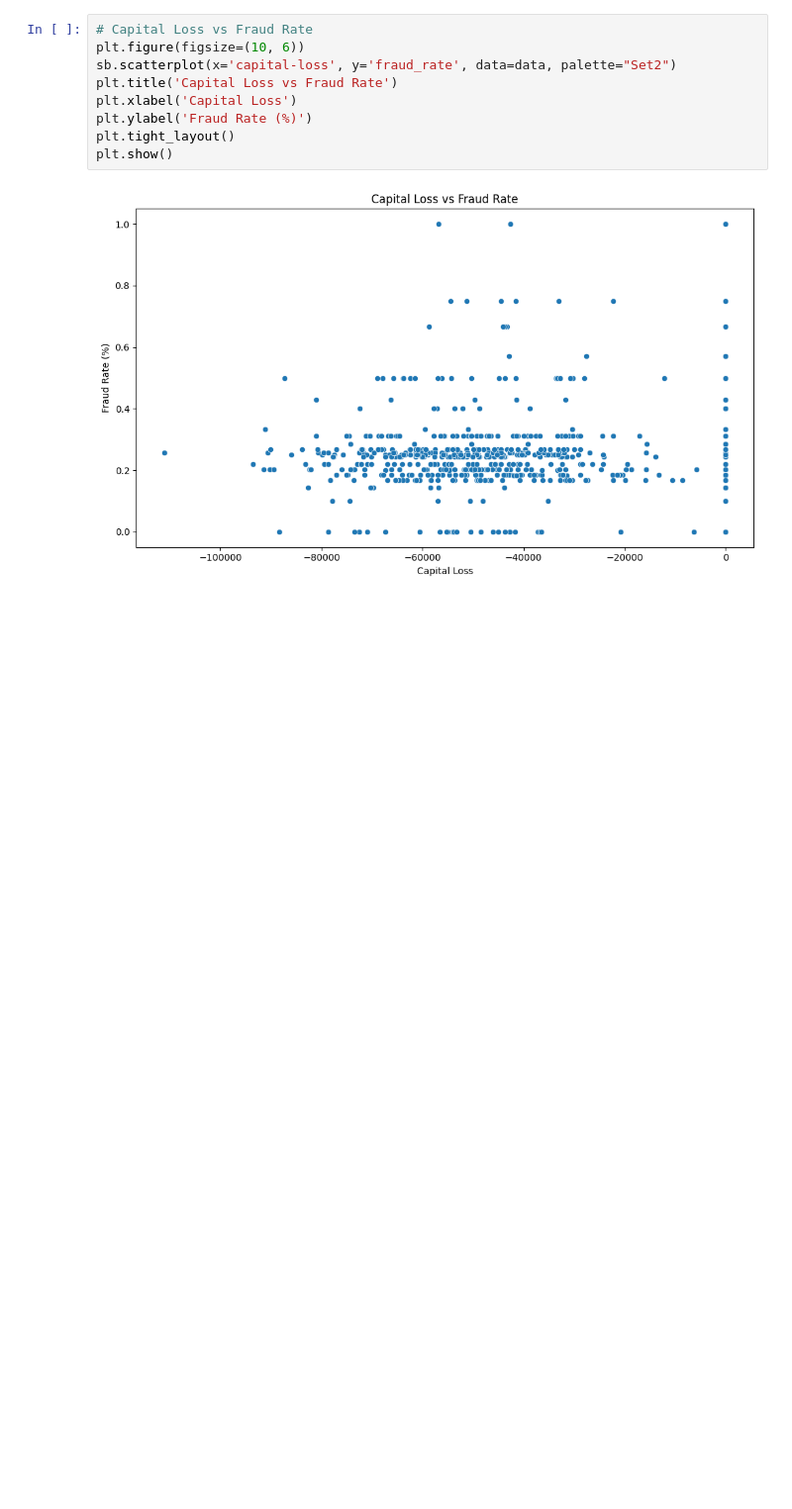
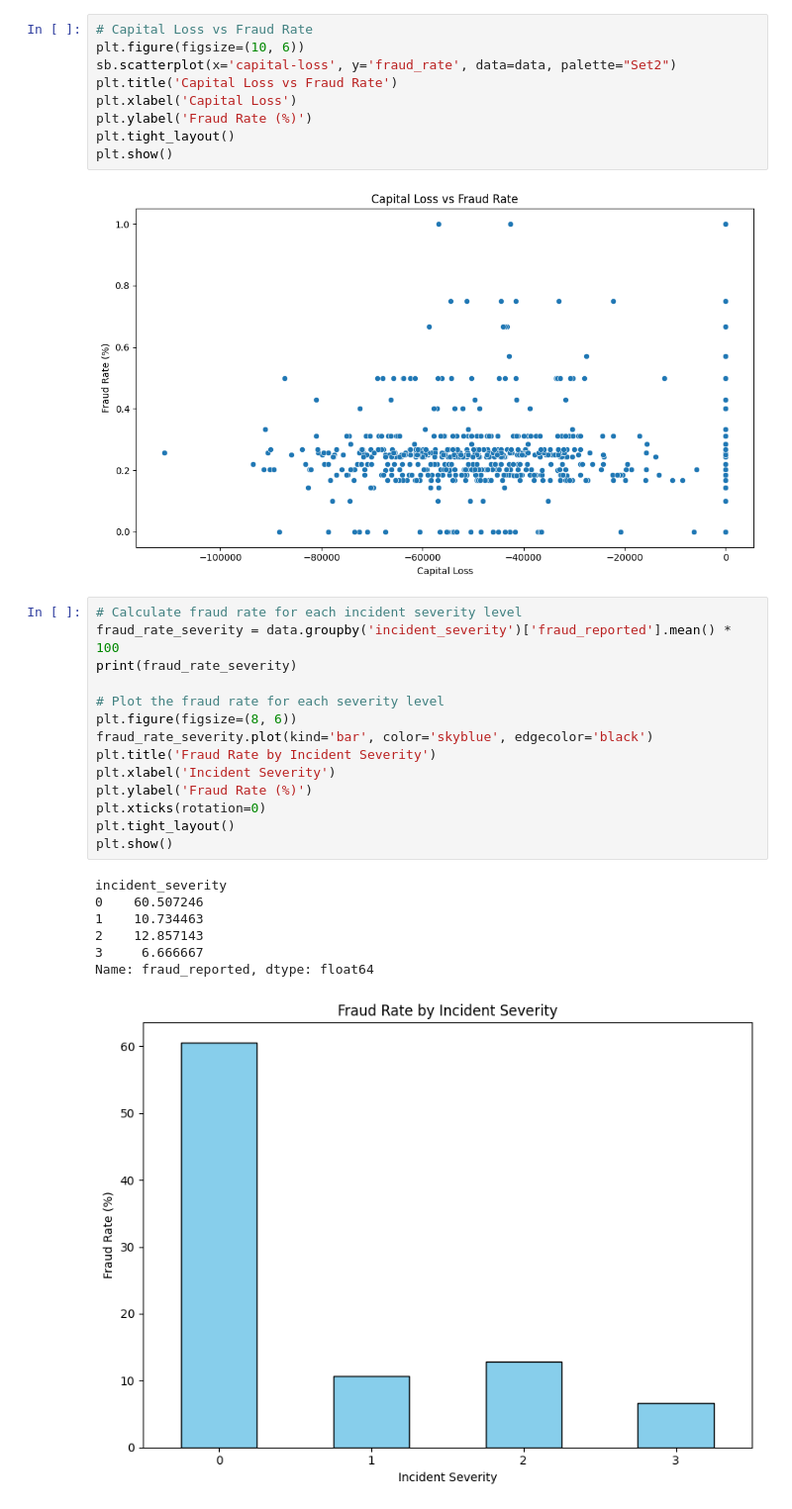
Before and after one commit to soplima/Automobile-Insurance-Claim-Prediction, a Jupyter notebook: InsuranceClaimAnalysis.ipynb, the cells around one changed output. Shown at 99% size. Drawn from its saved outputs; the diff is of its cells as text; blank space fills up the shorter version.

Commit message:
analysing data

```diff
--- a/InsuranceClaimAnalysis.ipynb
+++ b/InsuranceClaimAnalysis.ipynb
@@ -803,3 +804,25 @@ plt.tight_layout()
 plt.show()
 # %% [output]
 [figure]
+# %%
+# Calculate fraud rate for each incident severity level
+fraud_rate_severity = data.groupby('incident_severity')['fraud_reported'].mean() * 100
+print(fraud_rate_severity)
+
+# Plot the fraud rate for each severity level
+plt.figure(figsize=(8, 6))
+fraud_rate_severity.plot(kind='bar', color='skyblue', edgecolor='black')
+plt.title('Fraud Rate by Incident Severity')
+plt.xlabel('Incident Severity')
+plt.ylabel('Fraud Rate (%)')
+plt.xticks(rotation=0)
+plt.tight_layout()
+plt.show()
+# %% [output]
+incident_severity
+0    60.507246
+1    10.734463
+2    12.857143
+3     6.666667
+Name: fraud_reported, dtype: float64
+[figure, added]
```
Also changed, not shown: parts of 6 cells of this notebook.
